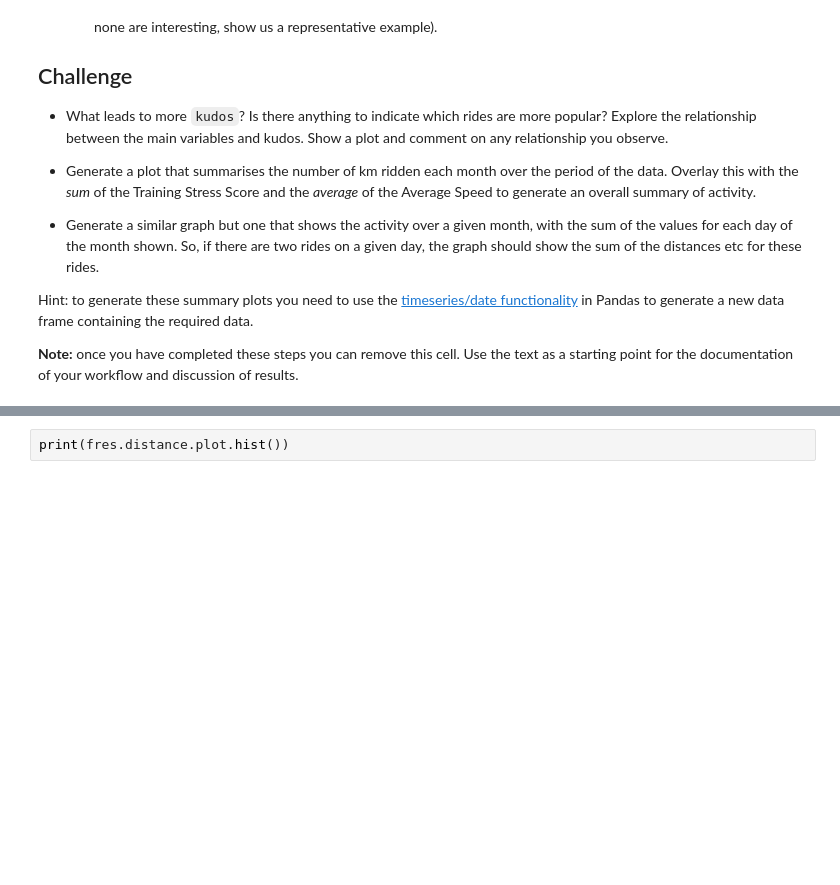
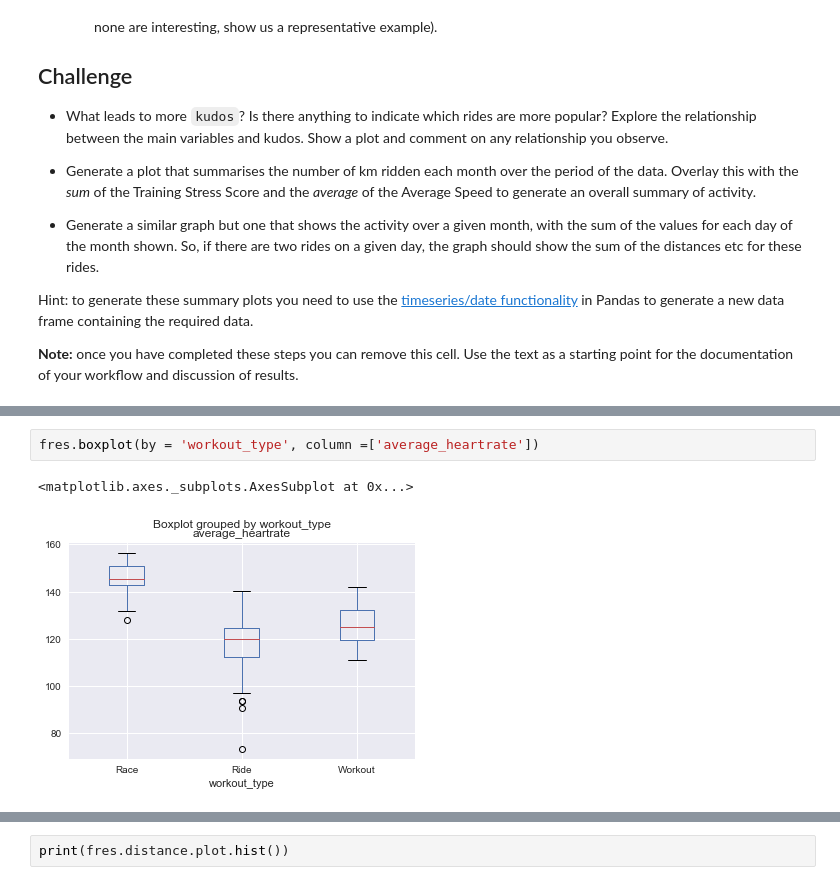
Before and after one commit to Phllips/Portfolio, a Jupyter notebook: Portfolio 1.ipynb, the cells around one changed output, grey strips where cells are left out. Saved outputs shown, nothing was run; the diff lists cells and outputs as text; blank space fills up the shorter version.

```diff
--- a/Portfolio 1.ipynb
+++ b/Portfolio 1.ipynb
@@ -142,3 +142,8 @@ __Note:__ once you have completed these steps you can remove this cell.  Use the
+# %%
+fres.boxplot(by = 'workout_type', column =['average_heartrate'])
+# %% [output]
+<matplotlib.axes._subplots.AxesSubplot at 0x...>
+[figure, added]
 # %%
 fres = result
 fres.drop(fres[fres.device_watts == False].index)
```
Also changed, not shown: parts of 4 cells of this notebook.
